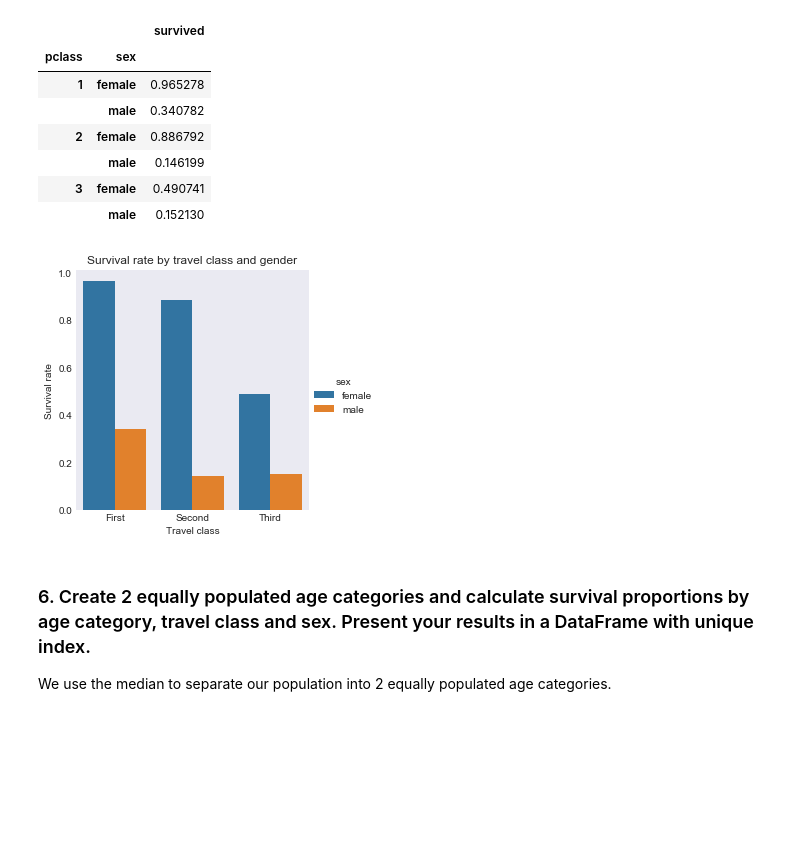
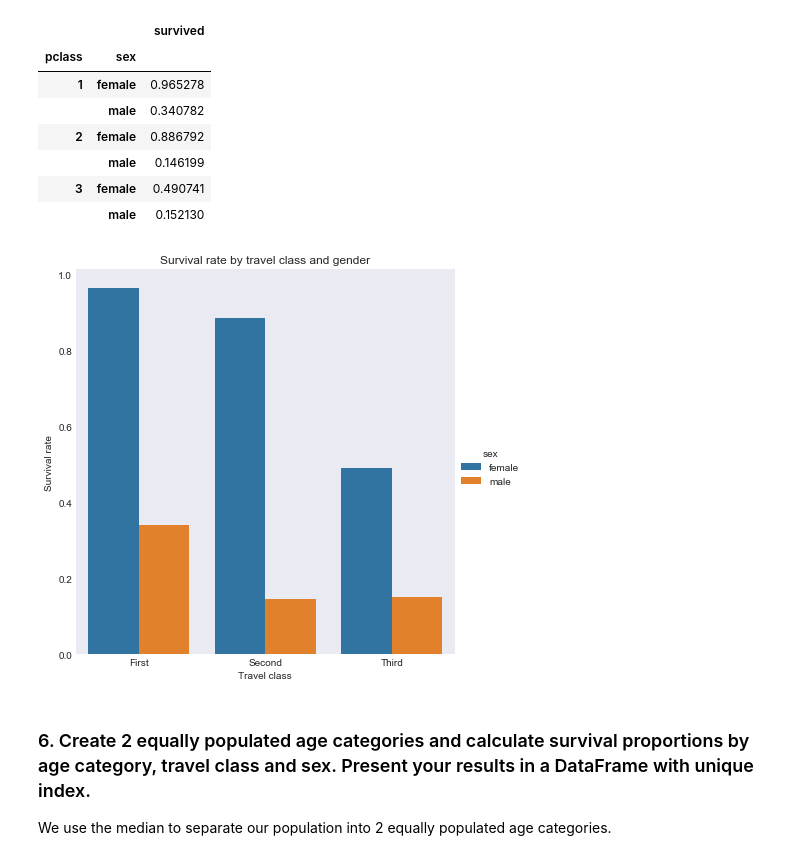
Before and after one commit to brunebastide/ADA, a Jupyter notebook: 01-pandas-and-data-wrangling/hw1.ipynb, the cells around one changed output. Saved outputs shown, nothing was run; the diff lists cells and outputs as text; code cells hidden in the pictures; blank space fills up the shorter version.

```diff
--- a/01-pandas-and-data-wrangling/hw1.ipynb
+++ b/01-pandas-and-data-wrangling/hw1.ipynb
@@ -677,5 +678,0 @@ There are 1014 NaN in the cabin column, 2 in the embarked column none in the sex
-# %%
-em = ['S','C','Q']
-titanic.set_value(168, 'embarked', random.choice(em))
-titanic.set_value(284, 'embarked', random.choice(em))
-titanic_nonullcabin = titanic.dropna(axis=0)
@@ -770,13 +755,13 @@ survival_rate
 # %%
 survival_rate = survival_rate.reset_index() # flatten index
 # %%
-g = sns.factorplot(data=survival_rate, x='pclass', y='survived', hue='sex', kind="bar");
+g = sns.factorplot(data=survival_rate, x='pclass', y='survived', hue='sex', kind="bar", size=6);
 g.ax.set_title('Survival rate by travel class and gender');
 g.ax.set_xlabel('Travel class');
 g.ax.set_xticklabels(['First', 'Second', 'Third']);
 g.ax.set_ylabel('Survival rate');
 # %% [output]
-[figure, old version]
+[figure, new version]
 # %% [markdown]
 ### 6. Create 2 equally populated age categories and calculate survival proportions by age category, travel class and sex. Present your results in a DataFrame with unique index.
 
```
Also changed, not shown: parts of 28 cells of this notebook.
